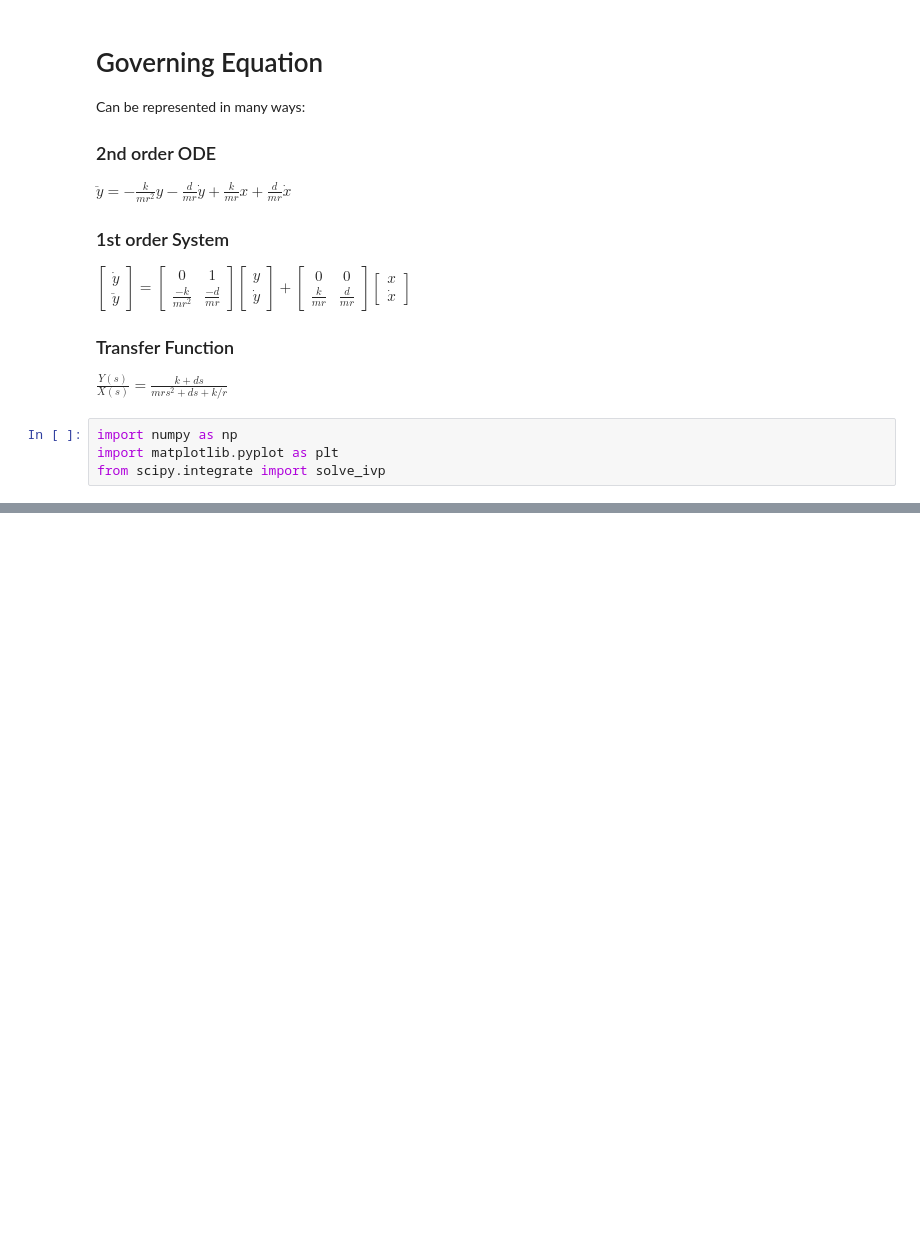
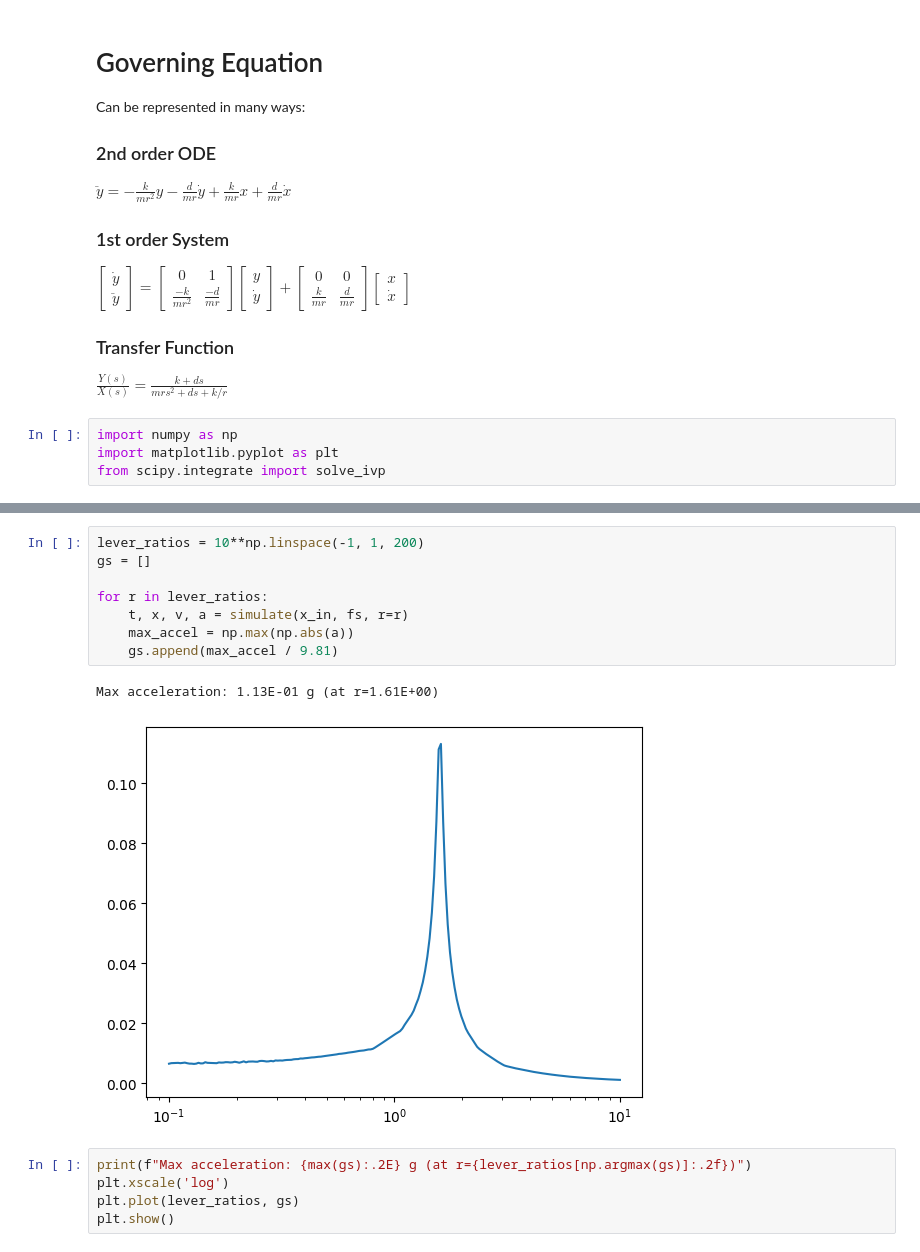
Before and after one commit to Capstone-Gait-Keepers/capstone, a Jupyter notebook: data_analysis/physics.ipynb, the cells around one changed output, grey strips where cells are left out. Saved outputs shown, nothing was run; the diff lists cells and outputs as text; blank space fills up the shorter version.

Commit message:
Analyzed lever ratio

```diff
--- a/data_analysis/physics.ipynb
+++ b/data_analysis/physics.ipynb
@@ -90,0 +95,16 @@ Max acceleration: 6.33E-03 g
+# %%
+lever_ratios = 10**np.linspace(-1, 1, 200)
+gs = []
+
+for r in lever_ratios:
+    t, x, v, a = simulate(x_in, fs, r=r)
+    max_accel = np.max(np.abs(a))
+    gs.append(max_accel / 9.81)
+# %% [output]
+Max acceleration: 1.13E-01 g (at r=1.61E+00)
+[figure, added]
+# %%
+print(f"Max acceleration: {max(gs):.2E} g (at r={lever_ratios[np.argmax(gs)]:.2f})")
+plt.xscale('log')
+plt.plot(lever_ratios, gs)
+plt.show()
```
Also changed, not shown: parts of 3 cells of this notebook.
